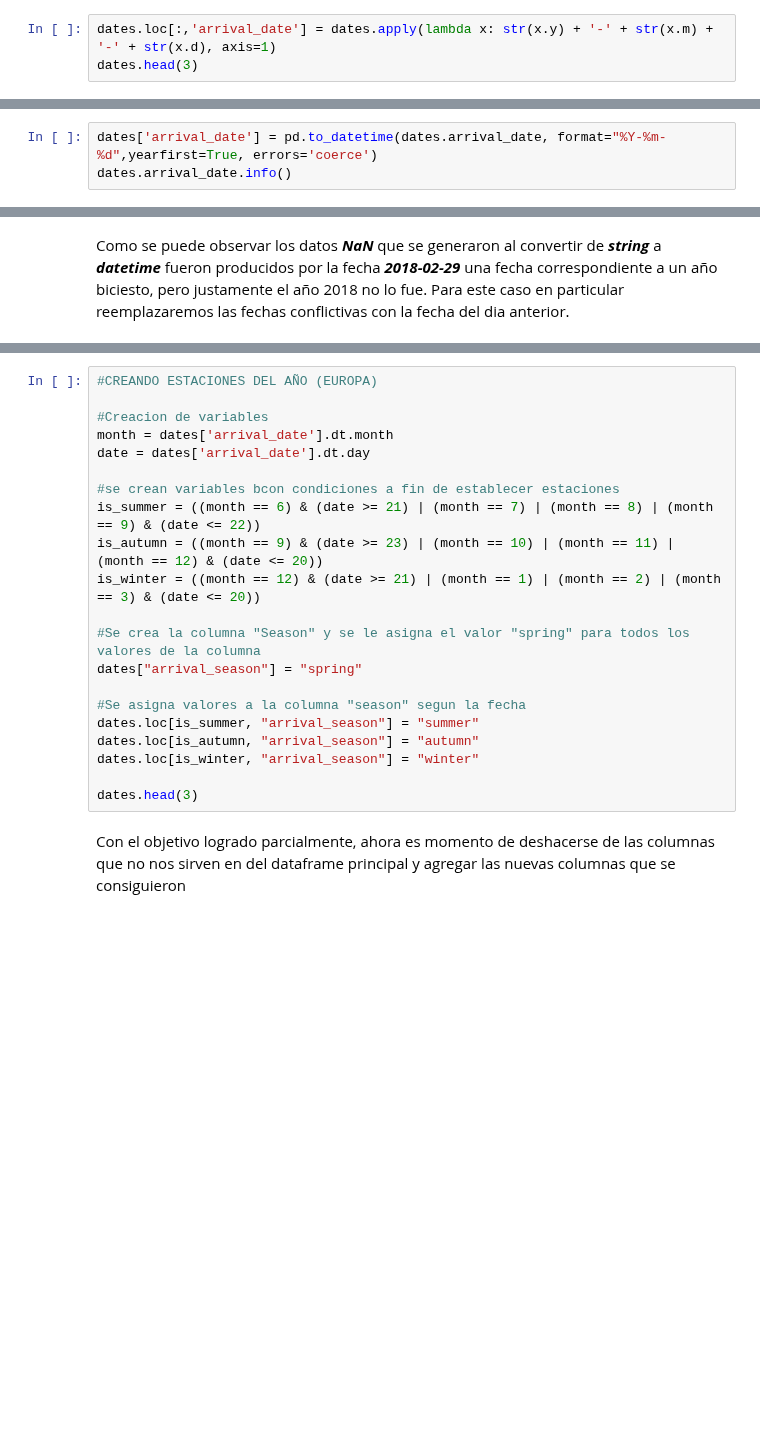
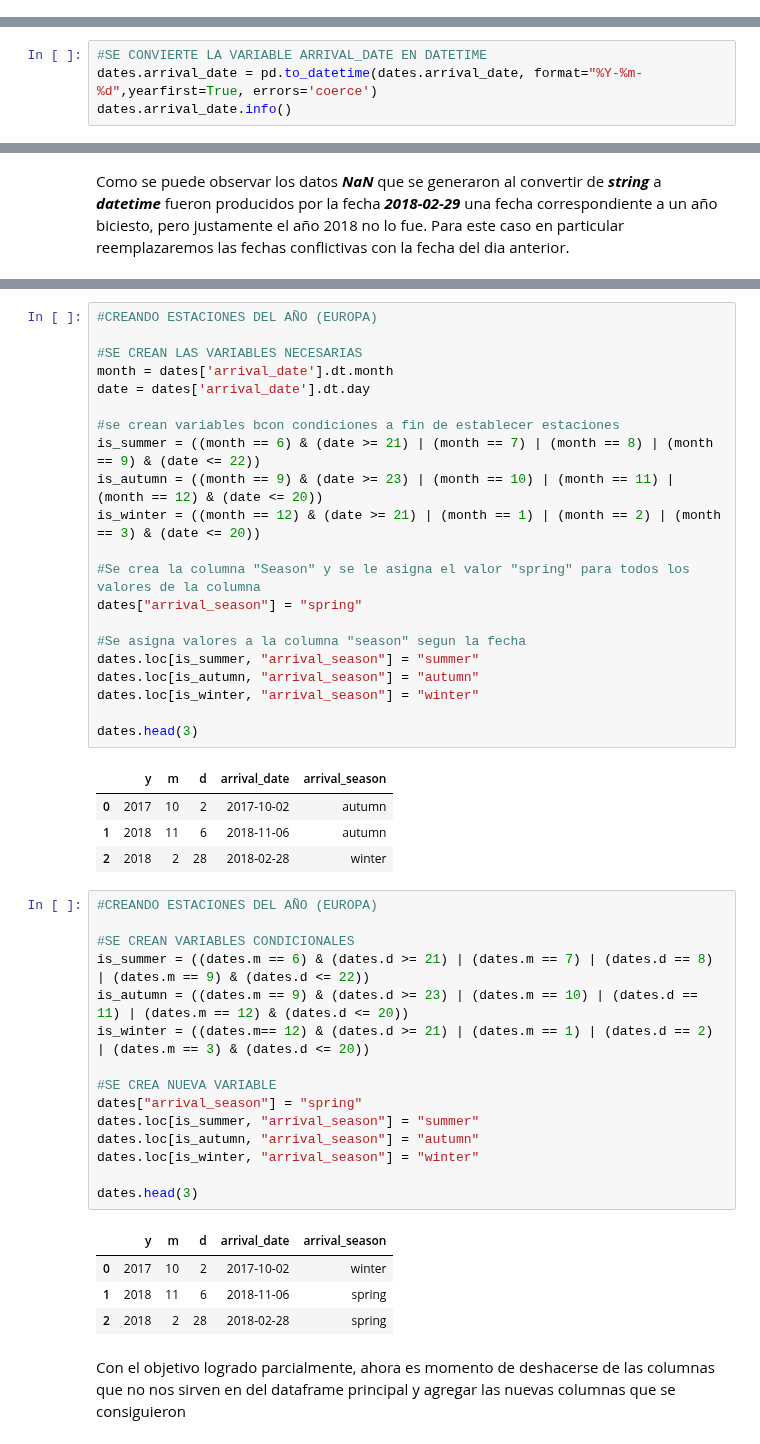
Before and after one commit to arielRas/CoderHouseDataScience-ProyectoFinal, a Jupyter notebook: DataWrangling.ipynb, the cells around one changed output, grey strips where cells are left out. Saved outputs shown, nothing was run; the diff lists cells and outputs as text; blank space fills up the shorter version.

```diff
--- a/DataWrangling.ipynb
+++ b/DataWrangling.ipynb
@@ -261,8 +258,6 @@ Se crea una nueva columna de tipo ***str*** en el dataset complementario concate
-# %%
-dates.loc[:,'arrival_date'] = dates.apply(lambda x: str(x.y) + '-' + str(x.m) + '-' + str(x.d), axis=1)
-dates.head(3)
 # %% [markdown]
 Si bien ya se ha obtenido la columna de fecha, esta tiene un tipo de dato ***str***, lo cual no es nuestro objetivo. Por ello se transformaran estos datos a tipo ***Datetime*** lo que va a generar algunos datos nulos que manejaremos posteriormente
 # %%
-dates['arrival_date'] = pd.to_datetime(dates.arrival_date, format="%Y-%m-%d",yearfirst=True, errors='coerce')
+#SE CONVIERTE LA VARIABLE ARRIVAL_DATE EN DATETIME
+dates.arrival_date = pd.to_datetime(dates.arrival_date, format="%Y-%m-%d",yearfirst=True, errors='coerce')
 dates.arrival_date.info()
@@ -281,7 +306,7 @@ Ahora es momento de crear la columna ***season*** que representa las estaciones
 # %%
 #CREANDO ESTACIONES DEL AÑO (EUROPA)
 
-#Creacion de variables
+#SE CREAN LAS VARIABLES NECESARIAS
 month = dates['arrival_date'].dt.month
 date = dates['arrival_date'].dt.day
 
@@ -299,5 +324,30 @@ dates.loc[is_autumn, "arrival_season"] = "autumn"
 dates.loc[is_winter, "arrival_season"] = "winter"
 
 dates.head(3)
+# %% [output]
+|  | y | m | d | arrival_date | arrival_season |
+| 0 | 2017 | 10 | 2 | 2017-10-02 | autumn |
+| 1 | 2018 | 11 | 6 | 2018-11-06 | autumn |
+| 2 | 2018 | 2 | 28 | 2018-02-28 | winter |
+# %%
+#CREANDO ESTACIONES DEL AÑO (EUROPA)
+
+#SE CREAN VARIABLES CONDICIONALES
+is_summer = ((dates.m == 6) & (dates.d >= 21) | (dates.m == 7) | (dates.d == 8) | (dates.m == 9) & (dates.d <= 22))
+is_autumn = ((dates.m == 9) & (dates.d >= 23) | (dates.m == 10) | (dates.d == 11) | (dates.m == 12) & (dates.d <= 20))
+is_winter = ((dates.m== 12) & (dates.d >= 21) | (dates.m == 1) | (dates.d == 2) | (dates.m == 3) & (dates.d <= 20))
+
+#SE CREA NUEVA VARIABLE
+dates["arrival_season"] = "spring"
+dates.loc[is_summer, "arrival_season"] = "summer"
+dates.loc[is_autumn, "arrival_season"] = "autumn"
+dates.loc[is_winter, "arrival_season"] = "winter"
+
+dates.head(3)
+# %% [output]
+|  | y | m | d | arrival_date | arrival_season |
+| 0 | 2017 | 10 | 2 | 2017-10-02 | winter |
+| 1 | 2018 | 11 | 6 | 2018-11-06 | spring |
+| 2 | 2018 | 2 | 28 | 2018-02-28 | spring |
 # %% [markdown]
 Con el objetivo logrado parcialmente, ahora es momento de deshacerse de las columnas que no nos sirven en del dataframe principal y agregar las nuevas columnas que se consiguieron
```
Also changed, not shown: parts of 29 cells of this notebook.
